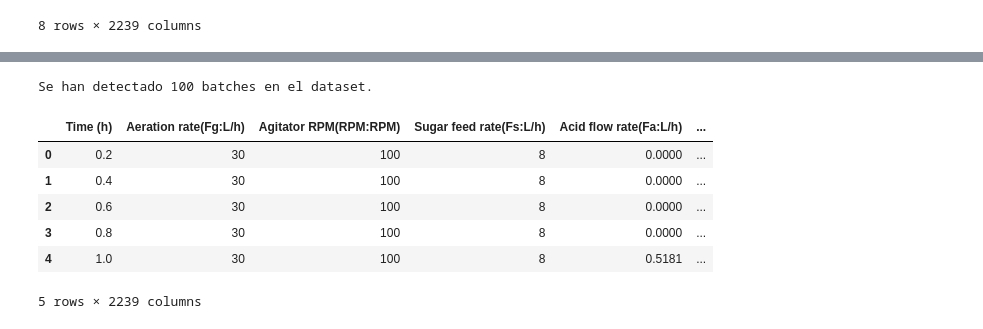
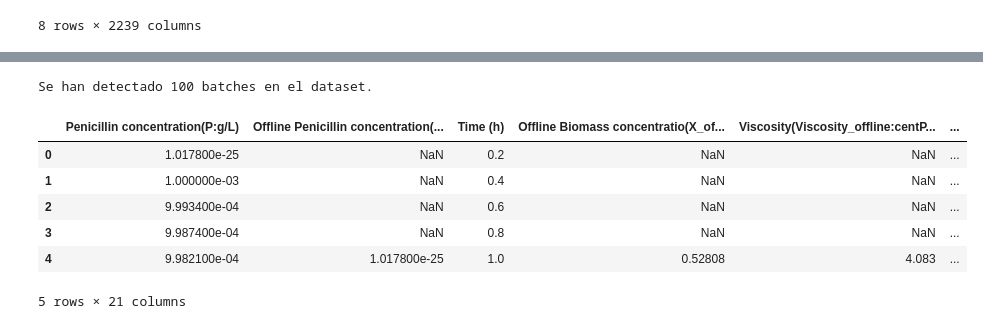
Before and after one commit to MavelSterling/proyecto_reto_insulina_INRAE, a Jupyter notebook: src/lasso.ipynb, the cells around one changed output, grey strips where cells are left out. Saved outputs shown, nothing was run; the diff lists cells and outputs as text; code cells hidden in the pictures.

```diff
--- a/src/lasso.ipynb
+++ b/src/lasso.ipynb
@@ -101,0 +110,6 @@ list(dataset.columns)
+# %%
+num_cols = min(36, dataset.shape[1])  # Asegurar que no seleccionemos más columnas de las disponibles
+df = dataset.iloc[:, :num_cols]
+
+print(f"Se han seleccionado {num_cols} columnas para EDA.")
+print(df.head())  # Mostrar las primeras filas
@@ -101,0 +142,29 @@ list(dataset.columns)
+# %%
+import pandas as pd
+import numpy as np
+import matplotlib.pyplot as plt
+import seaborn as sns
+
+def select_top_correlated_features(df, target_variable, top_n=20):
+    # Calcular correlaciones individuales con la variable objetivo
+    correlations = df.corrwith(df[target_variable]).abs().sort_values(ascending=False)
+
+    # Seleccionar las top_n variables más correlacionadas (incluyendo la variable objetivo)
+    top_features = correlations.head(top_n + 1).index.tolist()
+
+    # Crear dataset reducido
+    reduced_dataset = df[top_features]
+
+    # Mostrar matriz de correlación solo con las variables seleccionadas
+    plt.figure(figsize=(12, 10))
+    sns.heatmap(reduced_dataset.corr(), cmap='coolwarm', annot=True)
+    plt.title('Matriz de Correlación (Top 20 variables)')
+    plt.show()
+
+    print(f"Variables seleccionadas: {top_features}")
+
+    return reduced_dataset
+
+
+target_variable = "Penicillin concentration(P:g/L)"
+df = select_top_correlated_features(df, target_variable)
@@ -102,43 +174,43 @@ list(dataset.columns)
 # %%
 
 # Función para encontrar los índices de inicio de los lotes
 def find_batch_start_indices(df, time_value=0.2):
     return df[df['Time (h)'] == time_value].index
 
 # Función para encontrar los índices de finalización de los lotes
 def find_batch_end_indices(df, time_value=0.2):
     batch_start_indices = find_batch_start_indices(df, time_value)
     batch_end_indices = batch_start_indices - 1
     batch_end_indices = batch_end_indices[batch_end_indices >= 0]
     batch_end_indices = batch_end_indices.append(pd.Index([df.index[-1]]))
     return batch_end_indices
 
 # Detectar los lotes
-batch_start_indices = find_batch_start_indices(dataset)
-batch_end_indices = find_batch_end_indices(dataset)
+batch_start_indices = find_batch_start_indices(df)
+batch_end_indices = find_batch_end_indices(df)
 
 # Crear un diccionario para almacenar los DataFrames de cada batch
 batch_dataframes = {}
 batch_number = 1
 
 for start, end in zip(batch_start_indices, batch_end_indices):
-    batch_dataframes[batch_number] = dataset.iloc[start:end].copy()
+    batch_dataframes[batch_number] = df.iloc[start:end].copy()
     batch_number += 1
 
 # Mostrar cuántos batches fueron detectados
 print(f"Se han detectado {len(batch_dataframes)} batches en el dataset.")
 
 # Mostrar las primeras filas de un batch específico (ejemplo: batch 1)
 batch_dataframes[1].head()
 # %% [output]
 Se han detectado 100 batches en el dataset.
-|  | Time (h) | Aeration rate(Fg:L/h) | Agitator RPM(RPM:RPM) | Sugar feed rate(Fs:L/h) | Acid flow rate(Fa:L/h) | ... |
-| 0 | 0.2 | 30 | 100 | 8 | 0.0000 | ... |
-| 1 | 0.4 | 30 | 100 | 8 | 0.0000 | ... |
-| 2 | 0.6 | 30 | 100 | 8 | 0.0000 | ... |
-| 3 | 0.8 | 30 | 100 | 8 | 0.0000 | ... |
-| 4 | 1.0 | 30 | 100 | 8 | 0.5181 | ... |
+|  | Penicillin concentration(P:g/L) | Offline Penicillin concentration(... | Time (h) | Offline Biomass concentratio(X_of... | Viscosity(Viscosity_offline:centP... | ... |
+| 0 | 1.017800e-25 | NaN | 0.2 | NaN | NaN | ... |
+| 1 | 1.000000e-03 | NaN | 0.4 | NaN | NaN | ... |
+| 2 | 9.993400e-04 | NaN | 0.6 | NaN | NaN | ... |
+| 3 | 9.987400e-04 | NaN | 0.8 | NaN | NaN | ... |
+| 4 | 9.982100e-04 | 1.017800e-25 | 1.0 | 0.52808 | 4.083 | ... |
-5 rows × 2239 columns
+5 rows × 21 columns
 # %%
 from sklearn.impute import SimpleImputer
 from sklearn.preprocessing import StandardScaler
```
Also changed, not shown: parts of 9 cells of this notebook.
